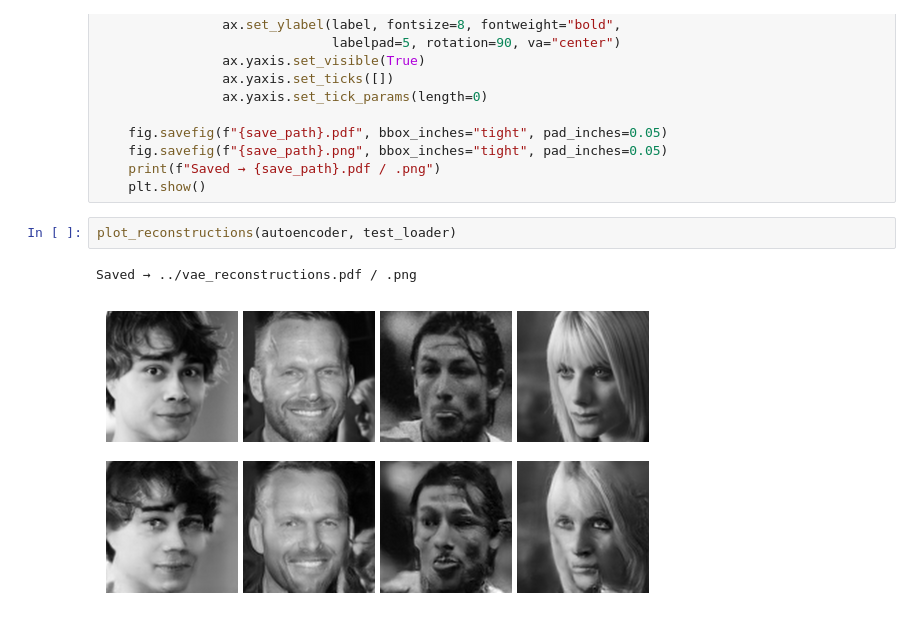
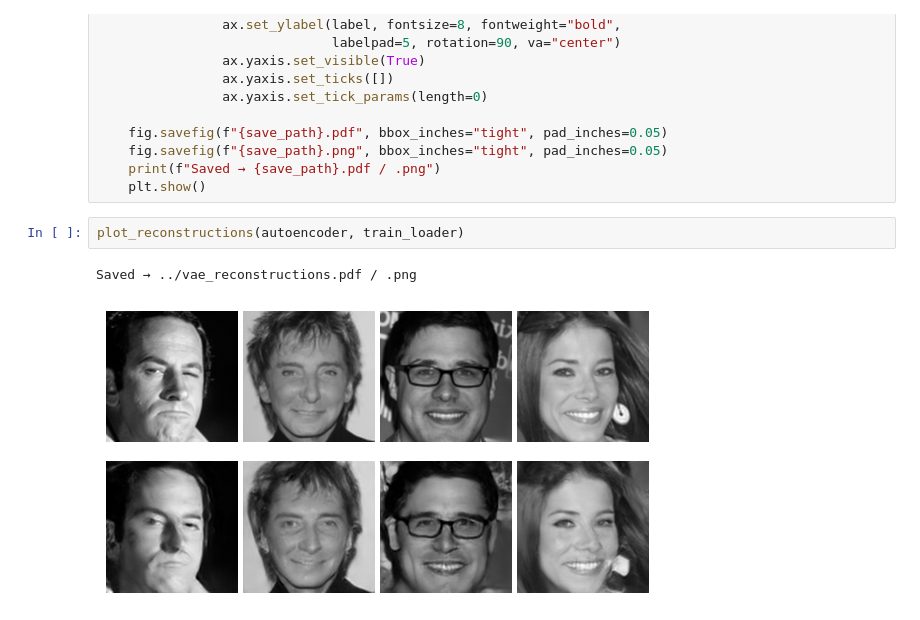
Before and after one commit to margaretkatkinsth/ENGS-106-Final-Project, a Jupyter notebook: notebooks/evaluate_autoencoder.ipynb, the cells around one changed output. Cells and saved outputs as stored; diff of their text form.

```diff
--- a/notebooks/evaluate_autoencoder.ipynb
+++ b/notebooks/evaluate_autoencoder.ipynb
@@ -129,7 +129,7 @@ def plot_reconstructions(model, dataloader, save_path="../vae_reconstructions"):
     print(f"Saved → {save_path}.pdf / .png")
     plt.show()
 # %%
-plot_reconstructions(autoencoder, test_loader)
+plot_reconstructions(autoencoder, train_loader)
 # %% [output]
 Saved → ../vae_reconstructions.pdf / .png
-[figure, old version]
+[figure, new version]
```
Also changed, not shown: 2 other files.
